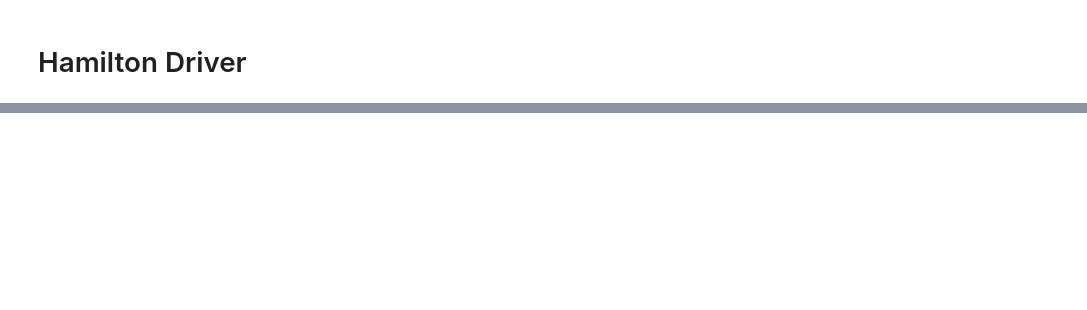
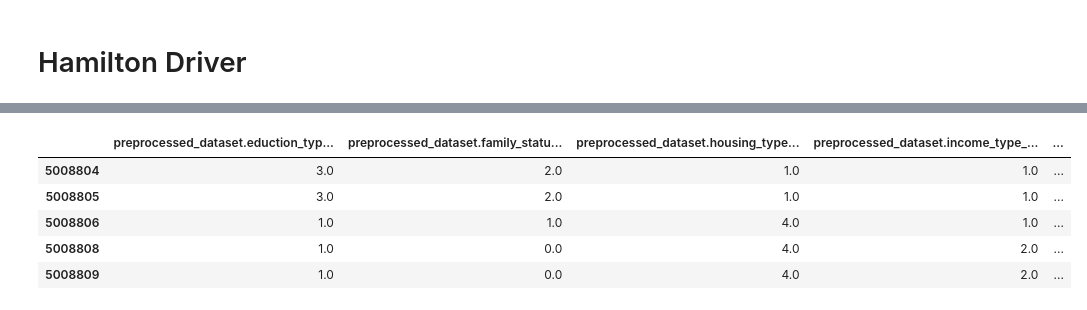
Before and after one commit to DAGWorks-Inc/hamilton-tutorials, a Jupyter notebook: 2023-08-08/credit_card_approval.ipynb, the cells around one changed output, grey strips where cells are left out. Drawn from its saved outputs; the diff is of its cells as text; code cells hidden in the pictures; blank space fills up the shorter version.

```diff
--- a/2023-08-08/credit_card_approval.ipynb
+++ b/2023-08-08/credit_card_approval.ipynb
@@ -62,0 +55,18 @@ display(
+# %%
+driver_config = dict()
+dr = driver.Driver(driver_config, features)
+
+requested_outputs = ["preprocessed_dataset", "save_preprocessed_dataset"]
+
+inputs = dict()
+
+results = dr.execute(requested_outputs, inputs=inputs)
+
+# NOTE because we requested `preprocessed_dataset` and `save_preprocessed_dataset`
+# it will create an extra column in the `results` output, but it won't appear in the
+# actual dataframe saved by `save_preprocessed_dataset`
+display(
+    results.head(),
+    dr.visualize_execution(requested_outputs, None, inputs),
+)
+# %% [output]
@@ -62,0 +74,6 @@ display(
+|  | preprocessed_dataset.eduction_typ... | preprocessed_dataset.family_statu... | preprocessed_dataset.housing_type... | preprocessed_dataset.income_type_... | ... |
+| 5008804 | 3.0 | 2.0 | 1.0 | 1.0 | ... |
+| 5008805 | 3.0 | 2.0 | 1.0 | 1.0 | ... |
+| 5008806 | 1.0 | 1.0 | 4.0 | 1.0 | ... |
+| 5008808 | 1.0 | 0.0 | 4.0 | 2.0 | ... |
+| 5008809 | 1.0 | 0.0 | 4.0 | 2.0 | ... |
```
Also changed, not shown: parts of 5 cells of this notebook, 3 other files.
